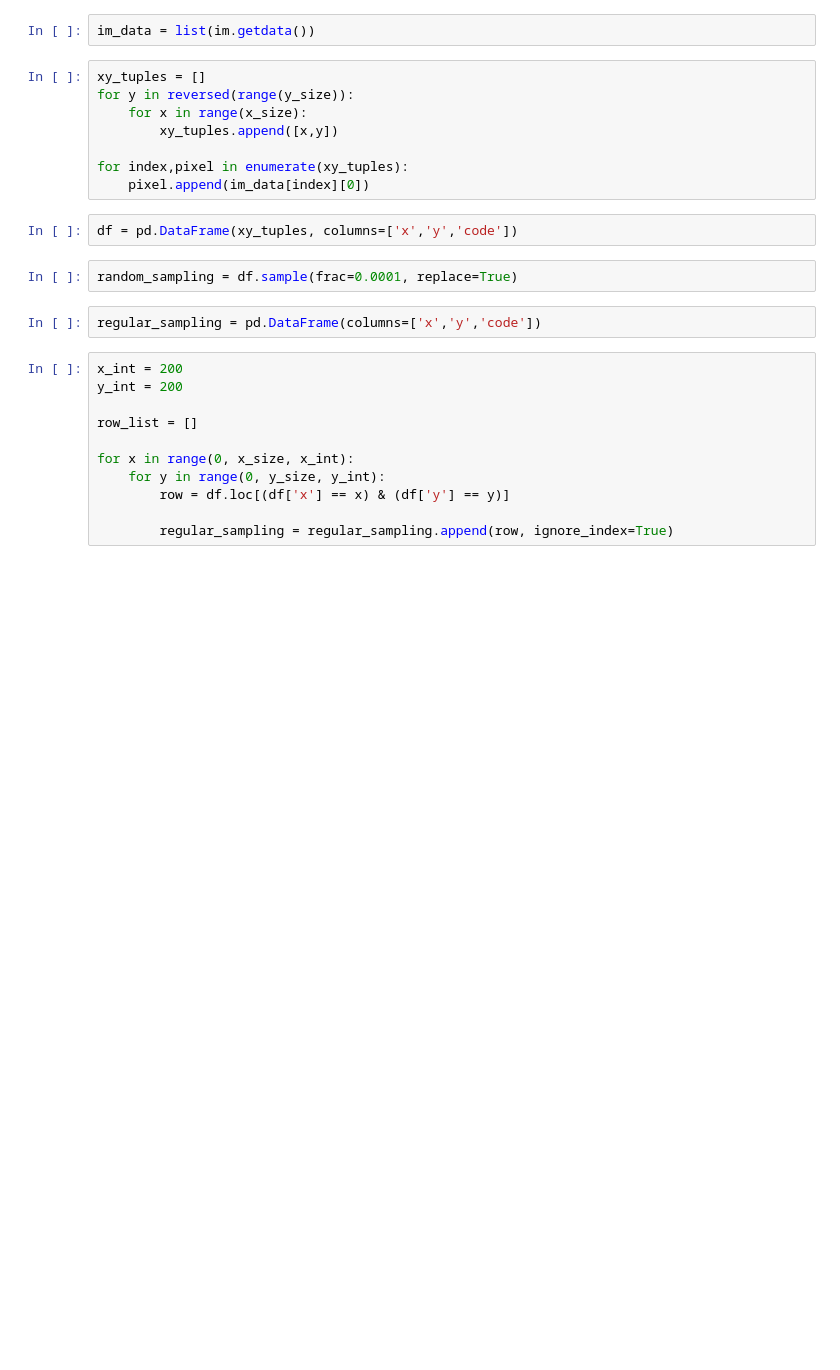
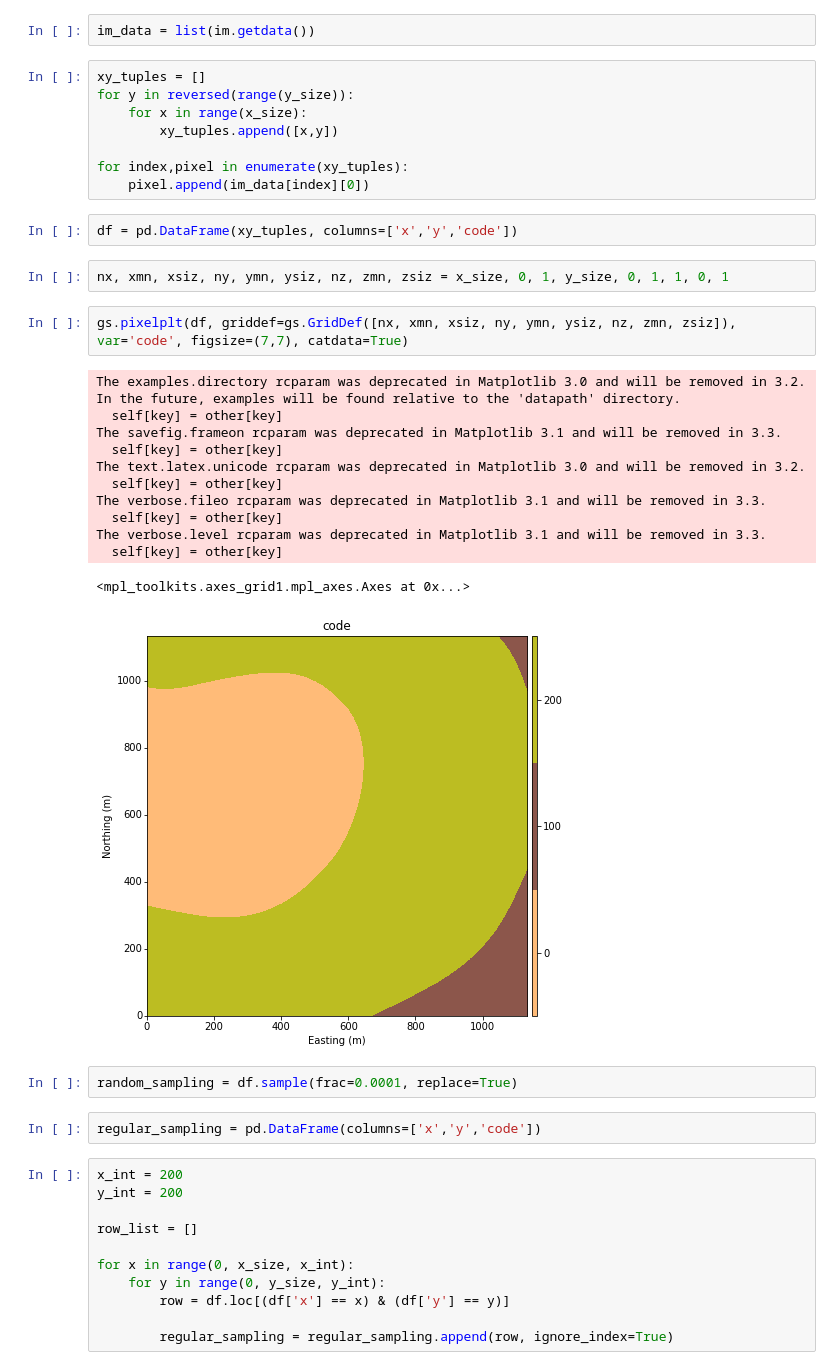
Before and after one commit to robertorolo/cat_dataset_from_image, a Jupyter notebook: cat_dataset_creation.ipynb, the cells around one changed output. Drawn from its saved outputs; the diff is of its cells as text; blank space fills up the shorter version.

```diff
--- a/cat_dataset_creation.ipynb
+++ b/cat_dataset_creation.ipynb
@@ -23,6 +30,23 @@ for index,pixel in enumerate(xy_tuples):
     pixel.append(im_data[index][0])
 # %%
 df = pd.DataFrame(xy_tuples, columns=['x','y','code'])
+# %%
+nx, xmn, xsiz, ny, ymn, ysiz, nz, zmn, zsiz = x_size, 0, 1, y_size, 0, 1, 1, 0, 1
+# %%
+gs.pixelplt(df, griddef=gs.GridDef([nx, xmn, xsiz, ny, ymn, ysiz, nz, zmn, zsiz]), var='code', figsize=(7,7), catdata=True)
+# %% [output]
+The examples.directory rcparam was deprecated in Matplotlib 3.0 and will be removed in 3.2. In the future, examples will be found relative to the 'datapath' directory.
+  self[key] = other[key]
+The savefig.frameon rcparam was deprecated in Matplotlib 3.1 and will be removed in 3.3.
+  self[key] = other[key]
+The text.latex.unicode rcparam was deprecated in Matplotlib 3.0 and will be removed in 3.2.
+  self[key] = other[key]
+The verbose.fileo rcparam was deprecated in Matplotlib 3.1 and will be removed in 3.3.
+  self[key] = other[key]
+The verbose.level rcparam was deprecated in Matplotlib 3.1 and will be removed in 3.3.
+  self[key] = other[key]
+<mpl_toolkits.axes_grid1.mpl_axes.Axes at 0x...>
+[figure, added]
 # %%
 random_sampling = df.sample(frac=0.0001, replace=True)
 # %%
```
Also changed, not shown: parts of 9 cells of this notebook, 3 other files.
